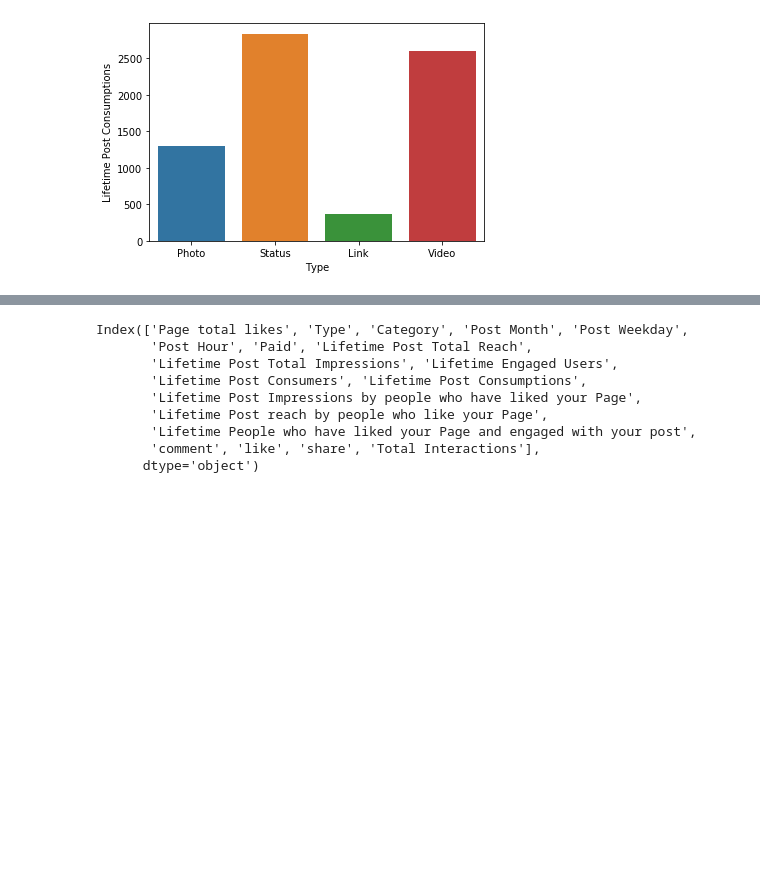
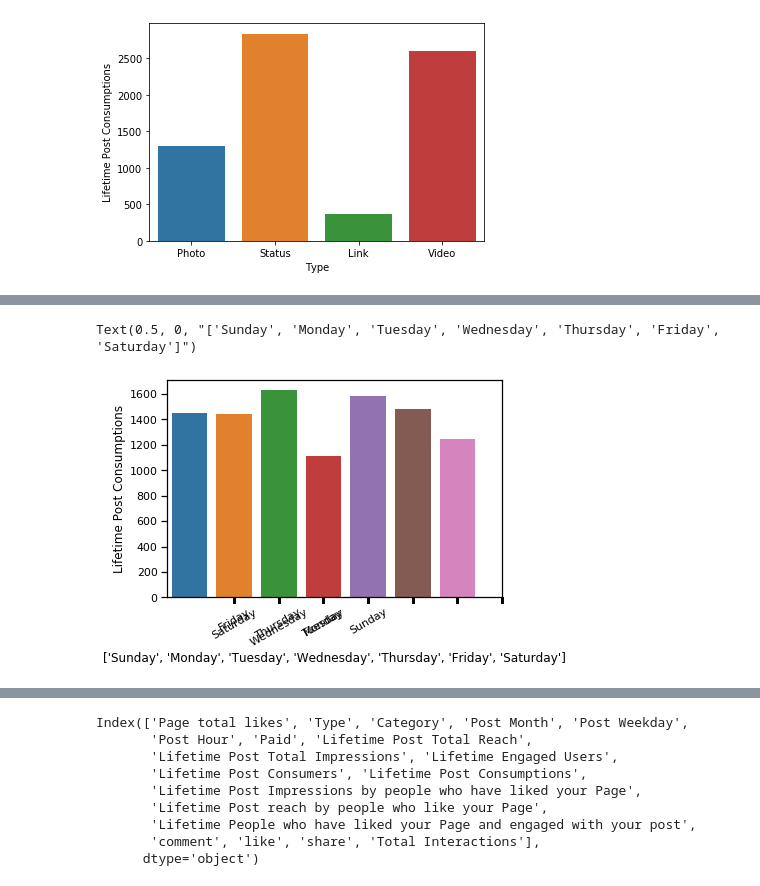
Before and after one commit to khwajajalal/INTRO-TO-DATA-ANALYSIS, a Jupyter notebook: facebook.ipynb, the cells around one changed output, grey strips where cells are left out. Saved outputs shown, nothing was run; the diff lists cells and outputs as text; code cells hidden in the pictures; blank space fills up the shorter version.

```diff
--- a/facebook.ipynb
+++ b/facebook.ipynb
@@ -133 +154,9 @@ sns.barplot('Post Month','Lifetime Post Consumptions', data=facebook, ci=False)
+# %%
+days=['Sunday','Monday', 'Tuesday','Wednesday', 'Thursday', 'Friday', 'Saturday']
+sns.barplot('Post Weekday','Lifetime Post Consumptions', data=facebook, ci=False)
+plt.xticks( ticks=facebook['Post Weekday'],labels=days, rotation =30)
+plt.xlabel(days)
+# %% [output]
+Text(0.5, 0, "['Sunday', 'Monday', 'Tuesday', 'Wednesday', 'Thursday', 'Friday', 'Saturday']")
+[figure, added]
 # %%
```
Also changed, not shown: parts of 8 cells of this notebook.
